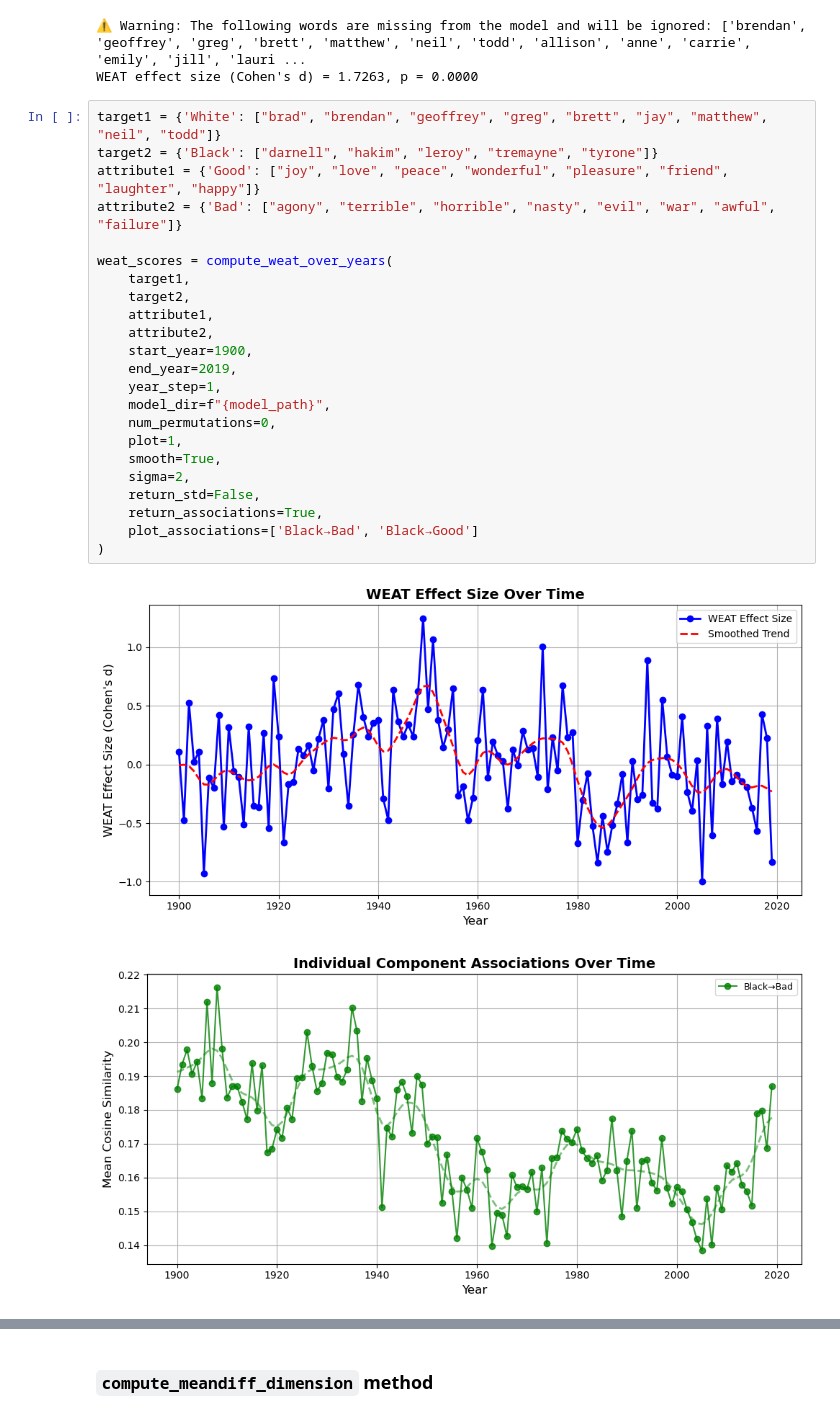
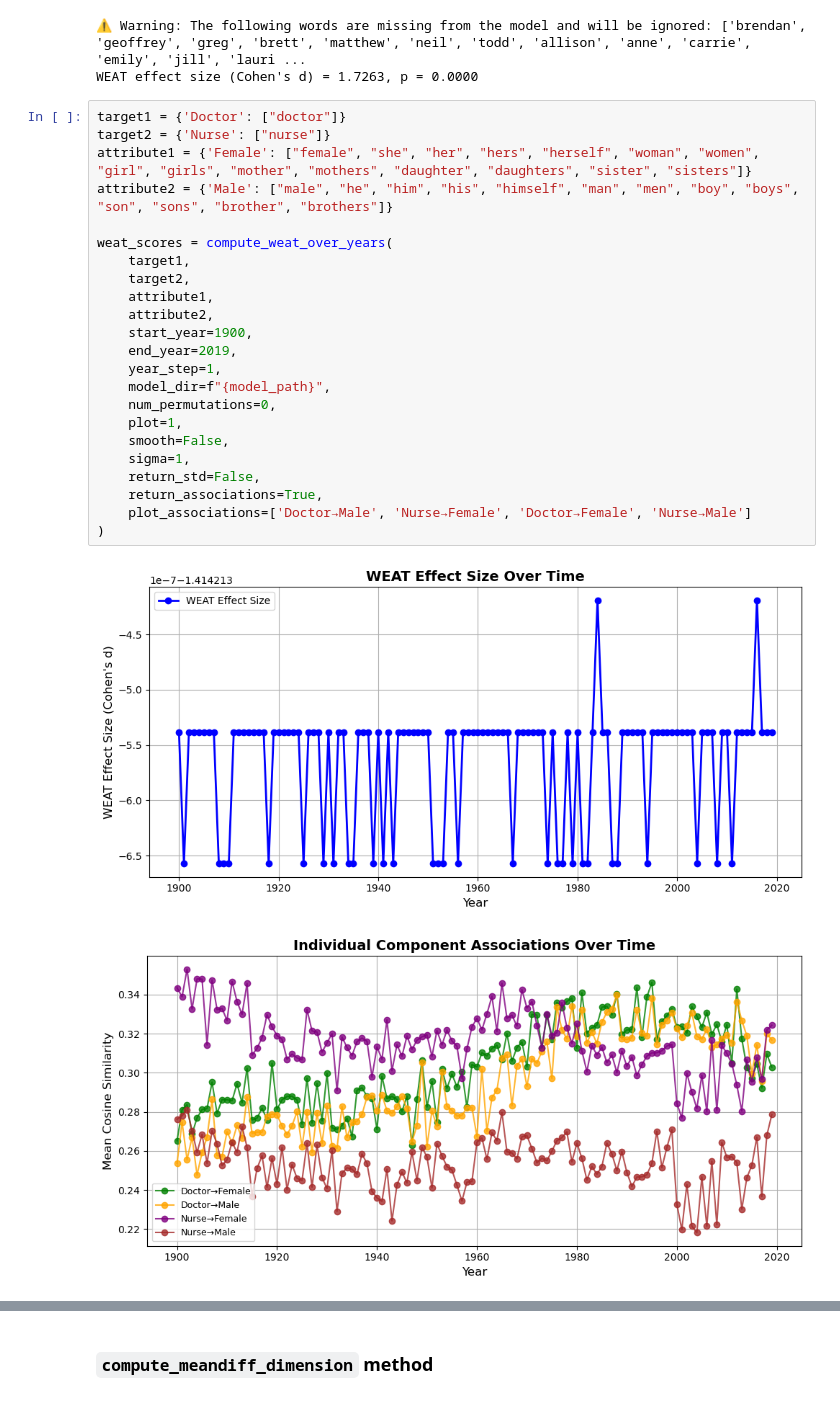
Before and after one commit to eric-d-knowles/lexichron, a Jupyter notebook: notebooks/ngram_change_analysis_workflow.ipynb, the cells around one changed output, grey strips where cells are left out. Drawn from its saved outputs; the diff is of its cells as text.

```diff
--- a/notebooks/ngram_change_analysis_workflow.ipynb
+++ b/notebooks/ngram_change_analysis_workflow.ipynb
@@ -225,28 +223,28 @@ print(f"WEAT effect size (Cohen's d) = {weat_score:.4f}, p = {p:.4f}")
 ⚠️ Warning: The following words are missing from the model and will be ignored: ['brendan', 'geoffrey', 'greg', 'brett', 'matthew', 'neil', 'todd', 'allison', 'anne', 'carrie', 'emily', 'jill', 'lauri ...
 WEAT effect size (Cohen's d) = 1.7263, p = 0.0000
 # %%
-target1 = {'White': ["brad", "brendan", "geoffrey", "greg", "brett", "jay", "matthew", "neil", "todd"]}
-target2 = {'Black': ["darnell", "hakim", "leroy", "tremayne", "tyrone"]}
-attribute1 = {'Good': ["joy", "love", "peace", "wonderful", "pleasure", "friend", "laughter", "happy"]}
-attribute2 = {'Bad': ["agony", "terrible", "horrible", "nasty", "evil", "war", "awful", "failure"]}
+target1 = {'Doctor': ["doctor"]}
+target2 = {'Nurse': ["nurse"]}
+attribute1 = {'Female': ["female", "she", "her", "hers", "herself", "woman", "women", "girl", "girls", "mother", "mothers", "daughter", "daughters", "sister", "sisters"]}
+attribute2 = {'Male': ["male", "he", "him", "his", "himself", "man", "men", "boy", "boys", "son", "sons", "brother", "brothers"]}
 
 weat_scores = compute_weat_over_years(
     target1,
     target2,
     attribute1,
     attribute2,
     start_year=1900,
     end_year=2019,
     year_step=1,
     model_dir=f"{model_path}",
     num_permutations=0,
     plot=1,
-    smooth=True,
-    sigma=2,
+    smooth=False,
+    sigma=1,
     return_std=False,
     return_associations=True,
-    plot_associations=['Black→Bad', 'Black→Good']
+    plot_associations=['Doctor→Male', 'Nurse→Female', 'Doctor→Female', 'Nurse→Male']
 )
 # %% [output]
-[figure, old version]
+[figure, new version]
-[figure, old version]
+[figure, new version]
```
Also changed, not shown: parts of 27 cells of this notebook, 34 other files.
